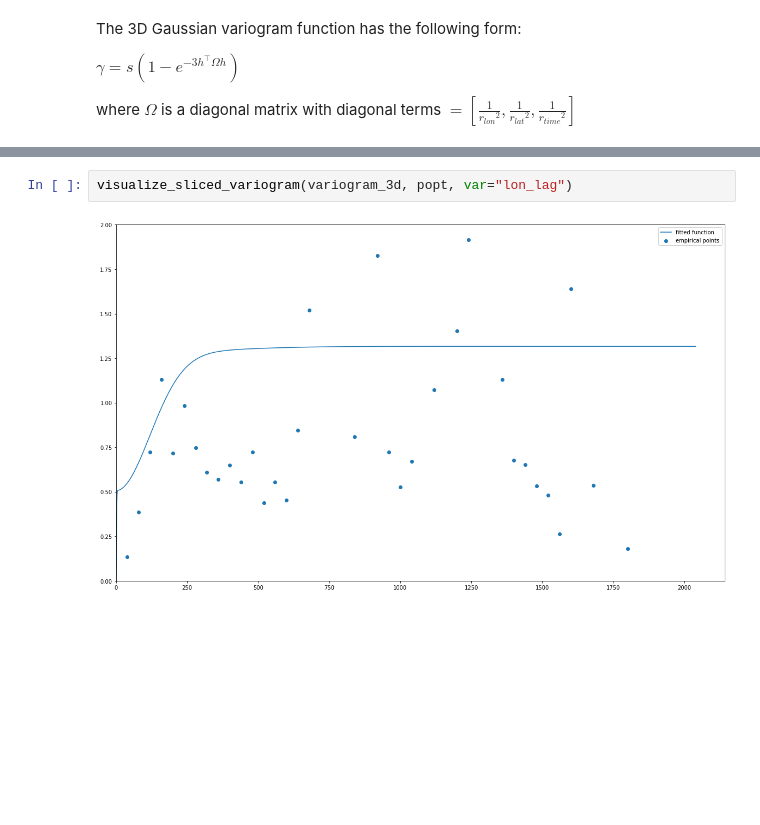
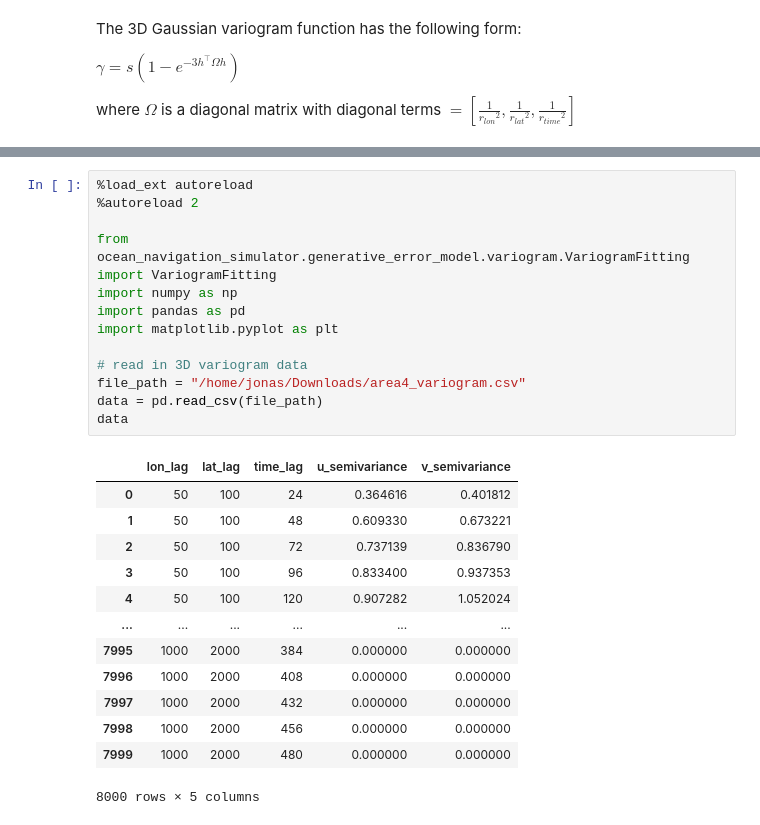
Before and after one commit to MariusWiggert/OceanPlatformControl, a Jupyter notebook: ocean_navigation_simulator/generative_error_model/notebooks/curve_fitting.ipynb, the cells around one changed output, grey strips where cells are left out. Saved outputs shown, nothing was run; the diff lists cells and outputs as text; blank space fills up the shorter version.

```diff
--- a/ocean_navigation_simulator/generative_error_model/notebooks/curve_fitting.ipynb
+++ b/ocean_navigation_simulator/generative_error_model/notebooks/curve_fitting.ipynb
@@ -385,4 +196,27 @@ Parameters:
-# %%
-visualize_sliced_variogram(variogram_3d, popt, var="lon_lag")
-# %% [output]
-[figure, removed]
+# %%
+%load_ext autoreload
+%autoreload 2
+
+from ocean_navigation_simulator.generative_error_model.variogram.VariogramFitting import VariogramFitting
+import numpy as np
+import pandas as pd
+import matplotlib.pyplot as plt
+
+# read in 3D variogram data
+file_path = "/home/jonas/Downloads/area4_variogram.csv"
+data = pd.read_csv(file_path)
+data
+# %% [output]
+|  | lon_lag | lat_lag | time_lag | u_semivariance | v_semivariance |
+| 0 | 50 | 100 | 24 | 0.364616 | 0.401812 |
+| 1 | 50 | 100 | 48 | 0.609330 | 0.673221 |
+| 2 | 50 | 100 | 72 | 0.737139 | 0.836790 |
+| 3 | 50 | 100 | 96 | 0.833400 | 0.937353 |
+| 4 | 50 | 100 | 120 | 0.907282 | 1.052024 |
+| ... | ... | ... | ... | ... | ... |
+| 7995 | 1000 | 2000 | 384 | 0.000000 | 0.000000 |
+| 7996 | 1000 | 2000 | 408 | 0.000000 | 0.000000 |
+| 7997 | 1000 | 2000 | 432 | 0.000000 | 0.000000 |
+| 7998 | 1000 | 2000 | 456 | 0.000000 | 0.000000 |
+| 7999 | 1000 | 2000 | 480 | 0.000000 | 0.000000 |
+8000 rows × 5 columns
```
Also changed, not shown: parts of 8 cells of this notebook, 2 other files.
